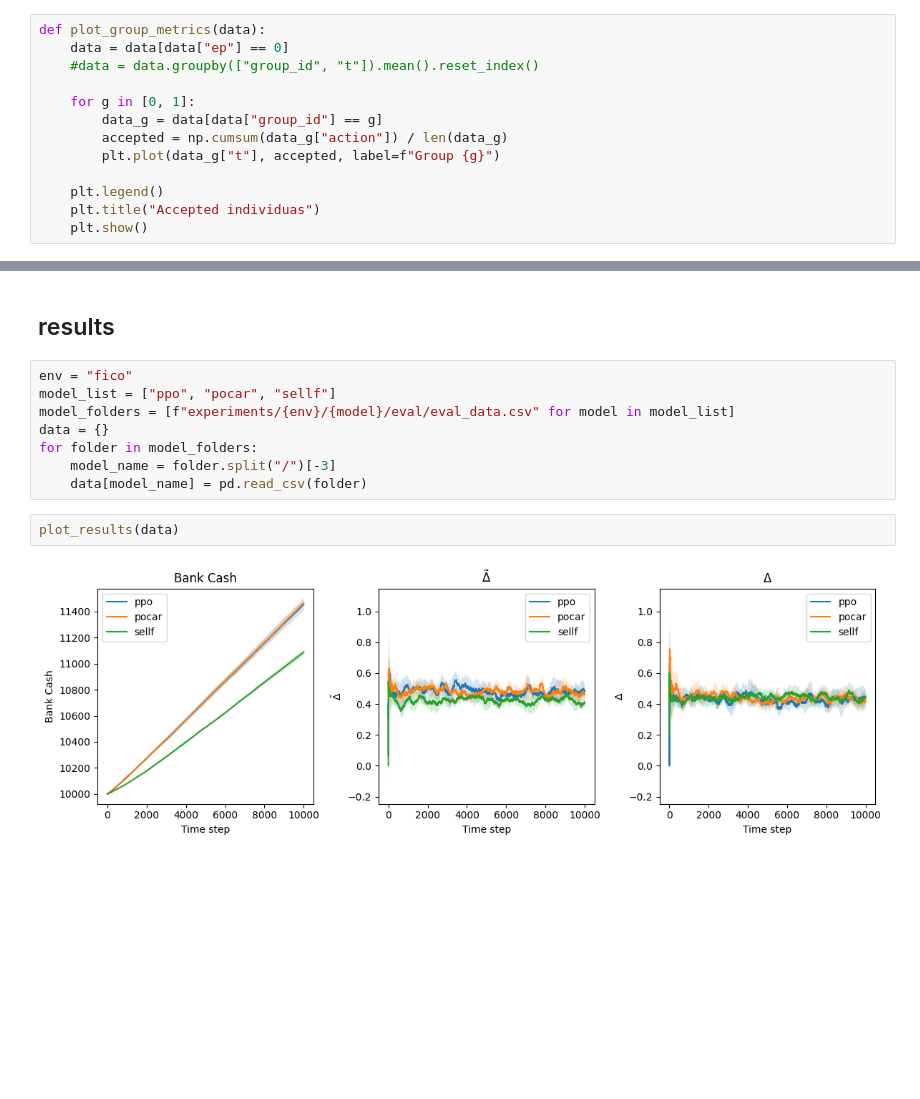
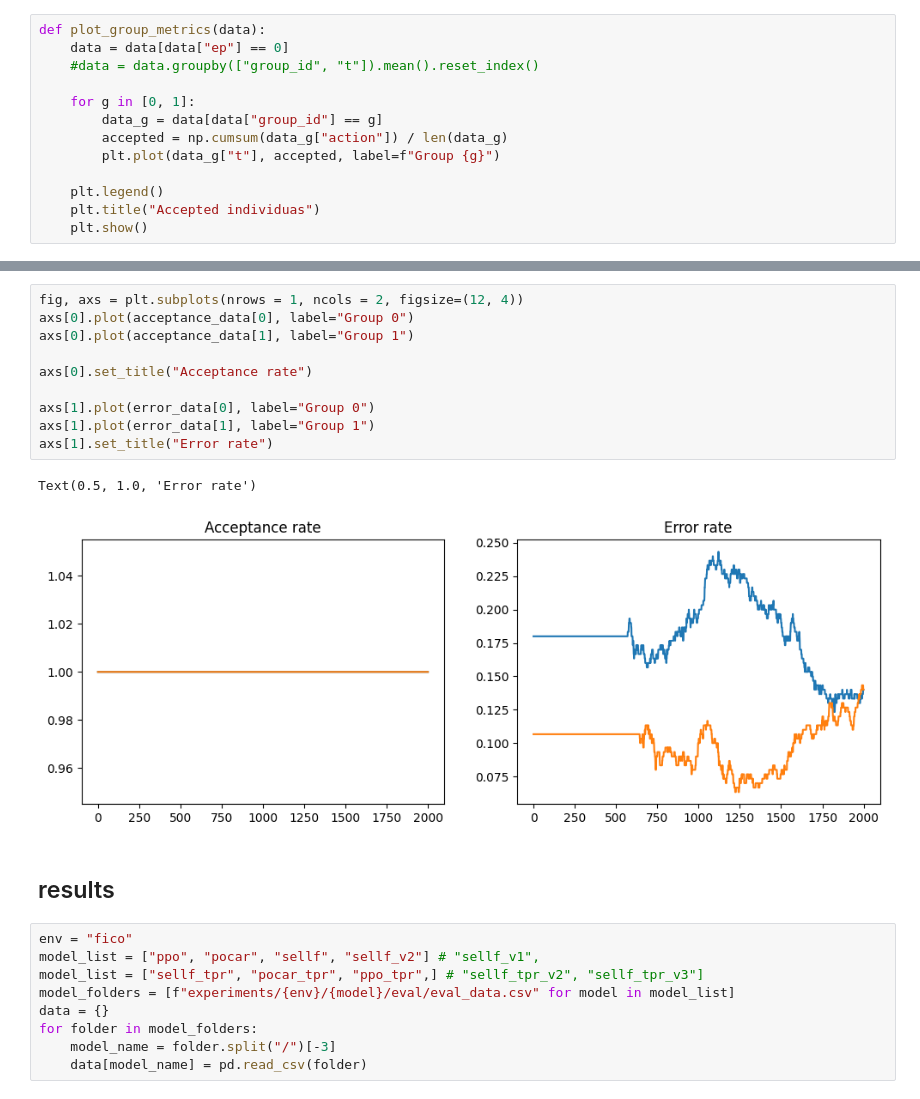
Before and after one commit to hiaac-finance/sellf, a Jupyter notebook: plots.ipynb, the cells around one changed output, grey strips where cells are left out. Cells and saved outputs as stored; diff of their text form; blank space fills up the shorter version.

```diff
--- a/plots.ipynb
+++ b/plots.ipynb
@@ -137,14 +289,24 @@ def plot_group_metrics(data):
+# %%
+fig, axs = plt.subplots(nrows = 1, ncols = 2, figsize=(12, 4))
+axs[0].plot(acceptance_data[0], label="Group 0")
+axs[0].plot(acceptance_data[1], label="Group 1")
+
+axs[0].set_title("Acceptance rate")
+
+axs[1].plot(error_data[0], label="Group 0")
+axs[1].plot(error_data[1], label="Group 1")
+axs[1].set_title("Error rate")
+# %% [output]
+Text(0.5, 1.0, 'Error rate')
+[figure, added]
 # %% [markdown]
 ## results
 # %%
 env = "fico"
-model_list = ["ppo", "pocar", "sellf"]
+model_list = ["ppo", "pocar", "sellf", "sellf_v2"] # "sellf_v1",
+model_list = ["sellf_tpr", "pocar_tpr", "ppo_tpr",] # "sellf_tpr_v2", "sellf_tpr_v3"]
 model_folders = [f"experiments/{env}/{model}/eval/eval_data.csv" for model in model_list]
 data = {}
 for folder in model_folders:
     model_name = folder.split("/")[-3]
     data[model_name] = pd.read_csv(folder)
-# %%
-plot_results(data)
-# %% [output]
-[figure, removed]
```
Also changed, not shown: parts of 32 cells of this notebook, 4 other files.
